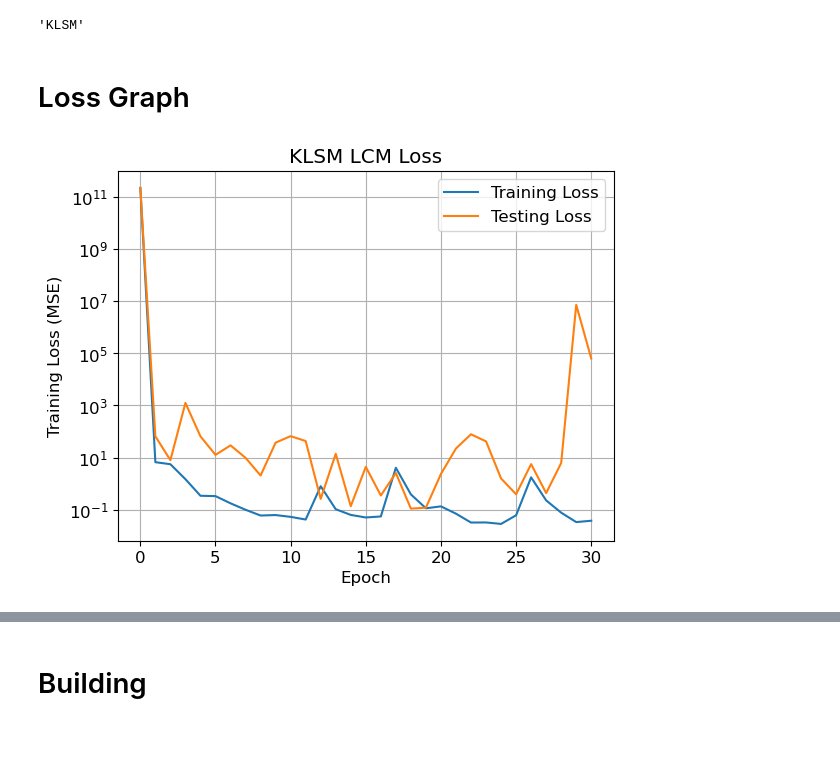
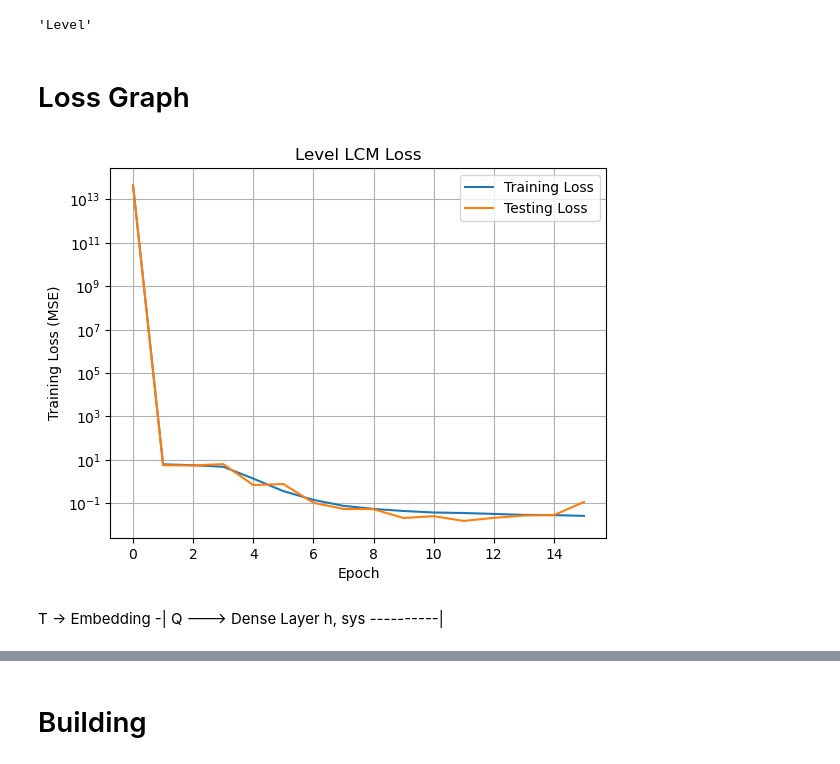
Before and after one commit to ephoris/endure-jupyter, a Jupyter notebook: experiments/00_lcm_eval.ipynb, the cells around one changed output, grey strips where cells are left out. Drawn from its saved outputs; the diff is of its cells as text; code cells hidden in the pictures; blank space fills up the shorter version.

```diff
--- a/experiments/00_lcm_eval.ipynb
+++ b/experiments/00_lcm_eval.ipynb
@@ -30,13 +27,13 @@ from endure.lsm.types import Policy, LSMDesign, System
 from endure.lsm.cost import EndureCost
 import endure.lsm.cost_model as CostFunc
 # %%
-model_path = '/data/models/lcm/kcost-06-09-v0'
+model_path = '/data/models/lcm/classic-05-31-v0/'
 config = Reader.read_config(os.path.join(model_path, 'endure.toml'))
 lsm_design = config['lsm']['design']
 # %%
 lsm_design
 # %% [output]
-'KLSM'
+'Level'
 # %%
 if lsm_design in ['Level', 'Tier']:
     gen = Gen.ClassicGenerator(config)
@@ -51,18 +48,22 @@ cf = EndureCost(config)
 # Loss Graph
 # %%
 losses = pd.read_csv(os.path.join(model_path, 'losses.csv'))
-losses = losses.loc[:30]
+# losses = losses.loc[:30]
 fig, ax = plt.subplots()
 ax.plot(losses['epoch'], losses['train_loss'], label='Training Loss')
 ax.plot(losses['epoch'], losses['test_loss'], label='Testing Loss')
 ax.set_xlabel('Epoch')
 ax.set_ylabel(f'Training Loss ({config["job"]["LCMTrain"]["loss_fn"]})')
 ax.set_yscale('log')
 ax.grid()
 ax.set_title(f'{lsm_design} LCM Loss')
 _ = ax.legend()
 # %% [output]
-[figure, old version]
+[figure, new version]
+# %% [markdown]
+T -> Embedding  -|
+Q                ---> Dense Layer
+h, sys ----------|
 # %%
 losses
 # %% [output]
```
Also changed, not shown: parts of 10 cells of this notebook, 2 other files.
